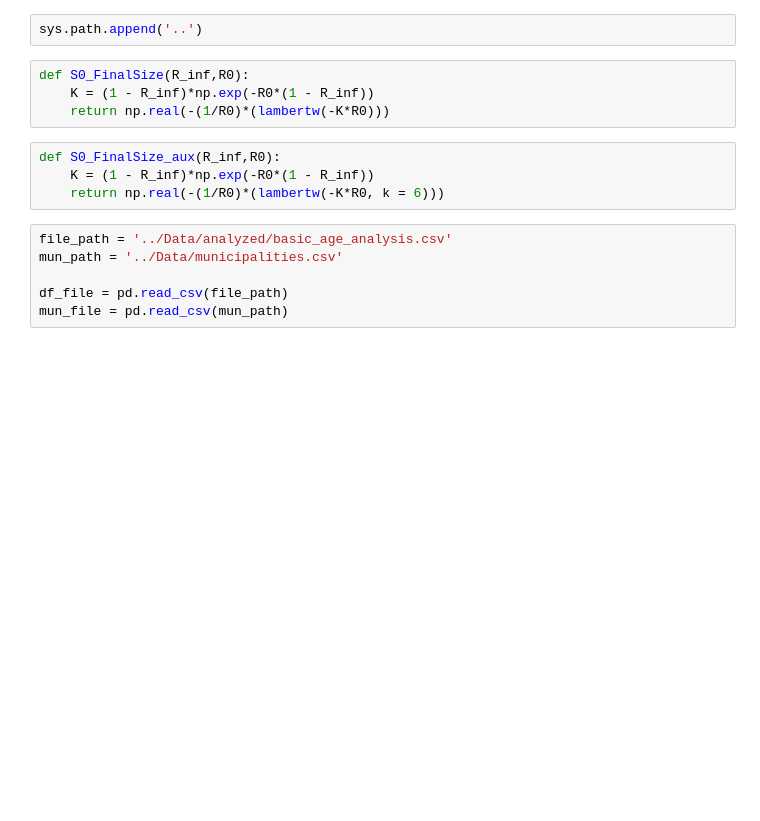
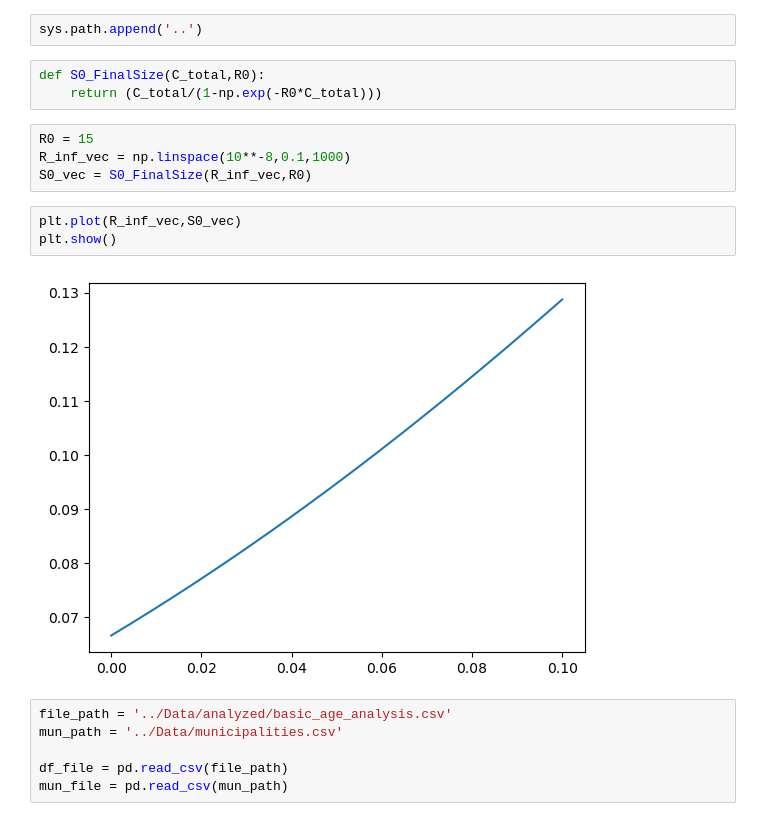
Before and after one commit to denisecammarota/measles-BR, a Jupyter notebook: Notebooks/SIR_FinalSize_Susceptibles.ipynb, the cells around one changed output. Cells and saved outputs as stored; diff of their text form; blank space fills up the shorter version.

```diff
--- a/Notebooks/SIR_FinalSize_Susceptibles.ipynb
+++ b/Notebooks/SIR_FinalSize_Susceptibles.ipynb
@@ -7,13 +7,17 @@ import sys
 # %%
 sys.path.append('..')
 # %%
-def S0_FinalSize(R_inf,R0):
-    K = (1 - R_inf)*np.exp(-R0*(1 - R_inf))
-    return np.real(-(1/R0)*(lambertw(-K*R0)))
+def S0_FinalSize(C_total,R0):
+    return (C_total/(1-np.exp(-R0*C_total)))
-# %%
-def S0_FinalSize_aux(R_inf,R0):
-    K = (1 - R_inf)*np.exp(-R0*(1 - R_inf))
-    return np.real(-(1/R0)*(lambertw(-K*R0, k = 6)))
+# %%
+R0 = 15
+R_inf_vec = np.linspace(10**-8,0.1,1000)
+S0_vec = S0_FinalSize(R_inf_vec,R0)
+# %%
+plt.plot(R_inf_vec,S0_vec)
+plt.show()
+# %% [output]
+[figure, added]
 # %%
 file_path = '../Data/analyzed/basic_age_analysis.csv'
 mun_path = '../Data/municipalities.csv'
```
Also changed, not shown: parts of 4 cells of this notebook, 10 other files.
